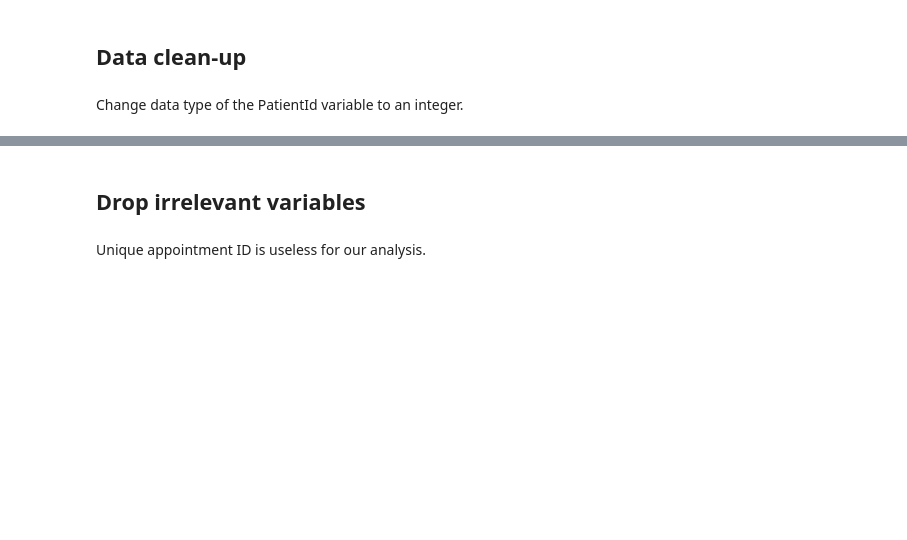
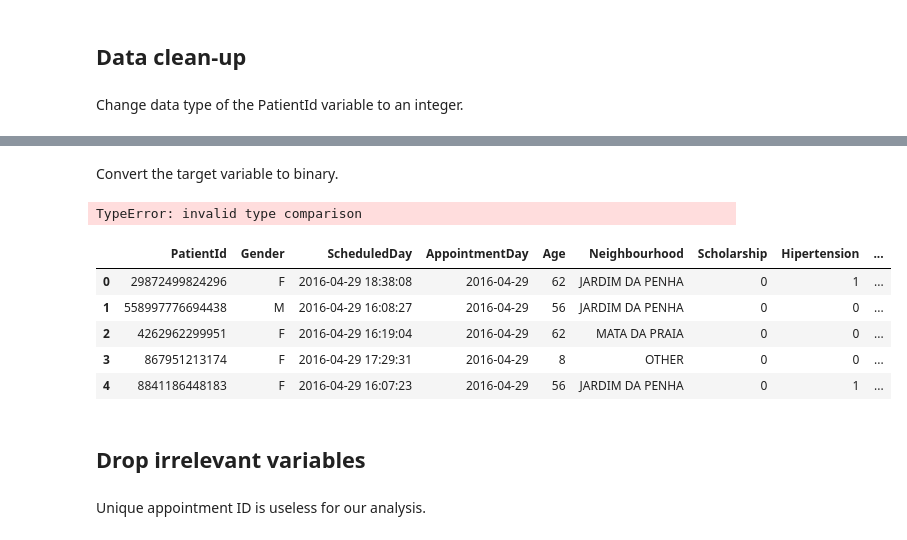
Before and after one commit to pisarenko-net/machine-learning, a Jupyter notebook: no-show-hospital/Appointment noshow - Feature Engineering.ipynb, the cells around one changed output, grey strips where cells are left out. Drawn from its saved outputs; the diff is of its cells as text; code cells hidden in the pictures; blank space fills up the shorter version.

```diff
--- a/no-show-hospital/Appointment noshow - Feature Engineering.ipynb
+++ b/no-show-hospital/Appointment noshow - Feature Engineering.ipynb
@@ -25,6 +25,21 @@ df.head()
 | 2 | 4262962299951 | 5642549 | F | 2016-04-29T16:19:04Z | 2016-04-29T00:00:00Z | 62 | MATA DA PRAIA | 0 | ... |
 | 3 | 867951213174 | 5642828 | F | 2016-04-29T17:29:31Z | 2016-04-29T00:00:00Z | 8 | PONTAL DE CAMBURI | 0 | ... |
 | 4 | 8841186448183 | 5642494 | F | 2016-04-29T16:07:23Z | 2016-04-29T00:00:00Z | 56 | JARDIM DA PENHA | 0 | ... |
+# %% [markdown]
+Convert the target variable to binary.
+# %%
+df['No-show'] = (df['No-show'] == 'Yes').astype(int)
+# %% [output]
+TypeError: invalid type comparison
+# %%
+df.head()
+# %% [output]
+|  | PatientId | Gender | ScheduledDay | AppointmentDay | Age | Neighbourhood | Scholarship | Hipertension | ... |
+| 0 | 29872499824296 | F | 2016-04-29 18:38:08 | 2016-04-29 | 62 | JARDIM DA PENHA | 0 | 1 | ... |
+| 1 | 558997776694438 | M | 2016-04-29 16:08:27 | 2016-04-29 | 56 | JARDIM DA PENHA | 0 | 0 | ... |
+| 2 | 4262962299951 | F | 2016-04-29 16:19:04 | 2016-04-29 | 62 | MATA DA PRAIA | 0 | 0 | ... |
+| 3 | 867951213174 | F | 2016-04-29 17:29:31 | 2016-04-29 | 8 | OTHER | 0 | 0 | ... |
+| 4 | 8841186448183 | F | 2016-04-29 16:07:23 | 2016-04-29 | 56 | JARDIM DA PENHA | 0 | 1 | ... |
 # %% [markdown]
 ## Drop irrelevant variables
 # %% [markdown]
```
Also changed, not shown: parts of 5 cells of this notebook.
